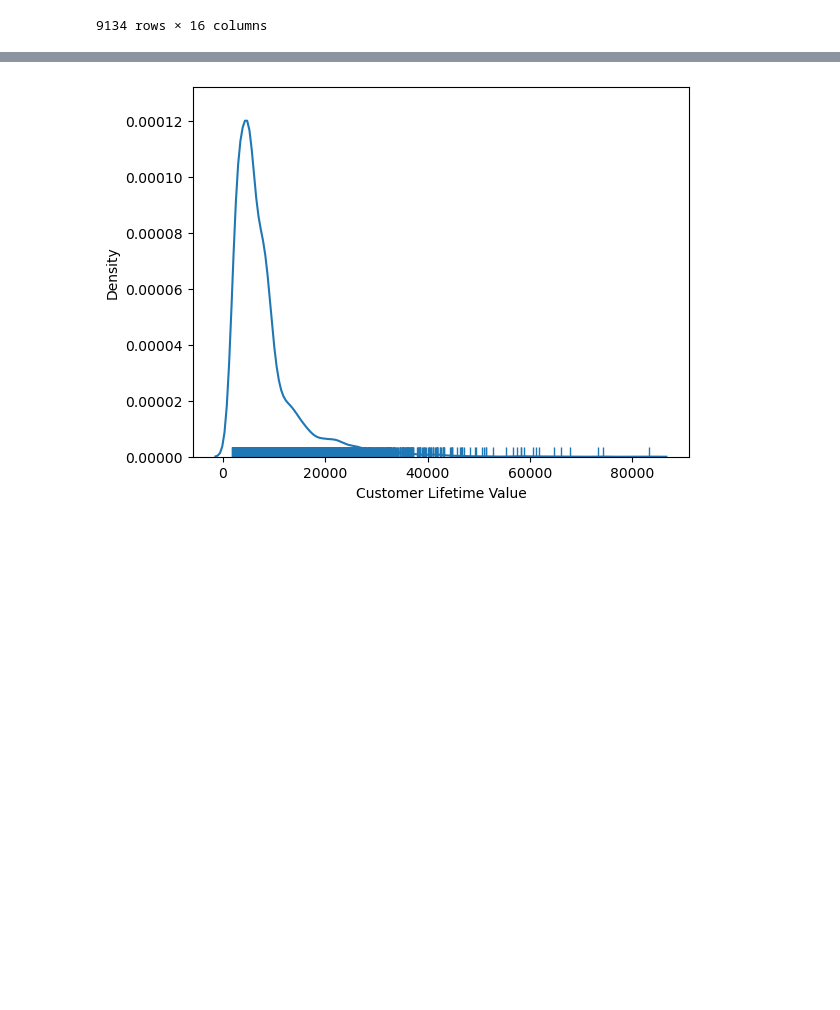
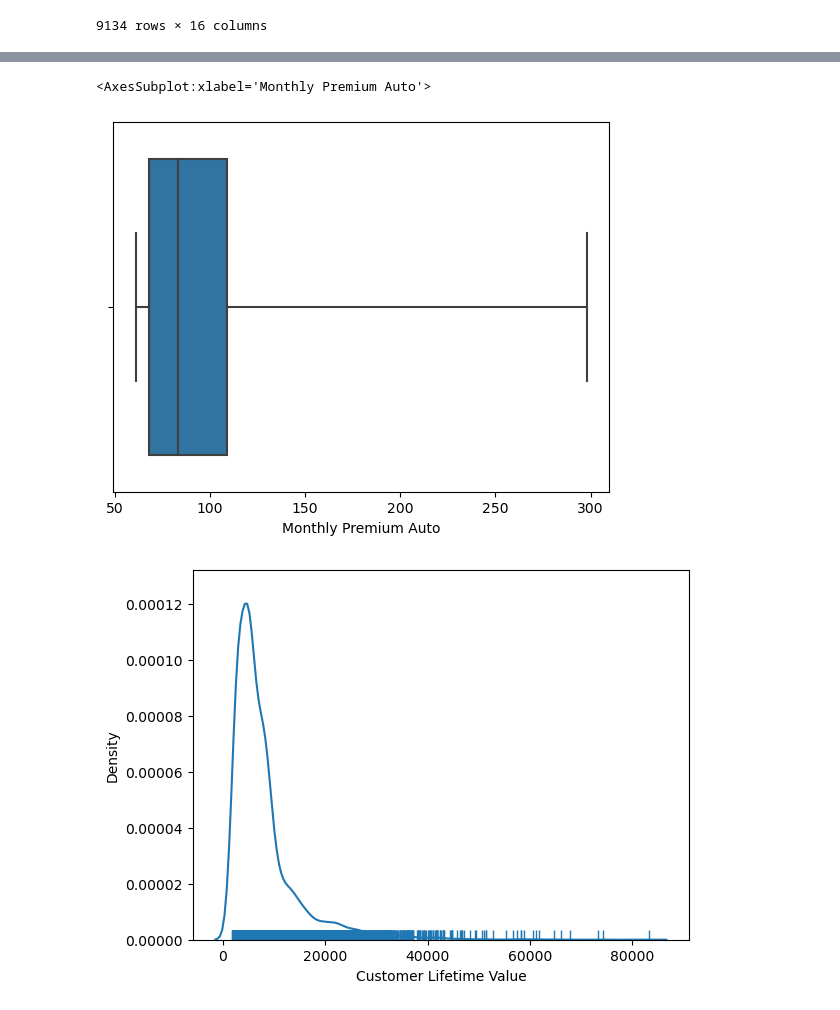
Before and after one commit to ricardobravo98/lab-customer-analysis-round-4-Ricardo, a Jupyter notebook: files_for_lab/csv_files/Customer Analysis Lab4- Ricardo Bravo Notebook.ipynb, the cells around one changed output, grey strips where cells are left out. Cells and saved outputs as stored; diff of their text form; code cells hidden in the pictures; blank space fills up the shorter version.

```diff
--- a/files_for_lab/csv_files/Customer Analysis Lab4- Ricardo Bravo Notebook.ipynb
+++ b/files_for_lab/csv_files/Customer Analysis Lab4- Ricardo Bravo Notebook.ipynb
@@ -65,3 +75,8 @@ categoricals
+# %%
+sns.boxplot(x=numericals['Monthly Premium Auto'],whis=5) # whis is the parameter to choose your threshold, standard is 1.5
+# %% [output]
+<AxesSubplot:xlabel='Monthly Premium Auto'>
+[figure, added]
 # %%
 #checking distribution for customer lifetime value
 sns.distplot(numericals["Customer Lifetime Value"], hist=False, kde=True, rug=True)
```
Also changed, not shown: parts of 2 cells of this notebook.
